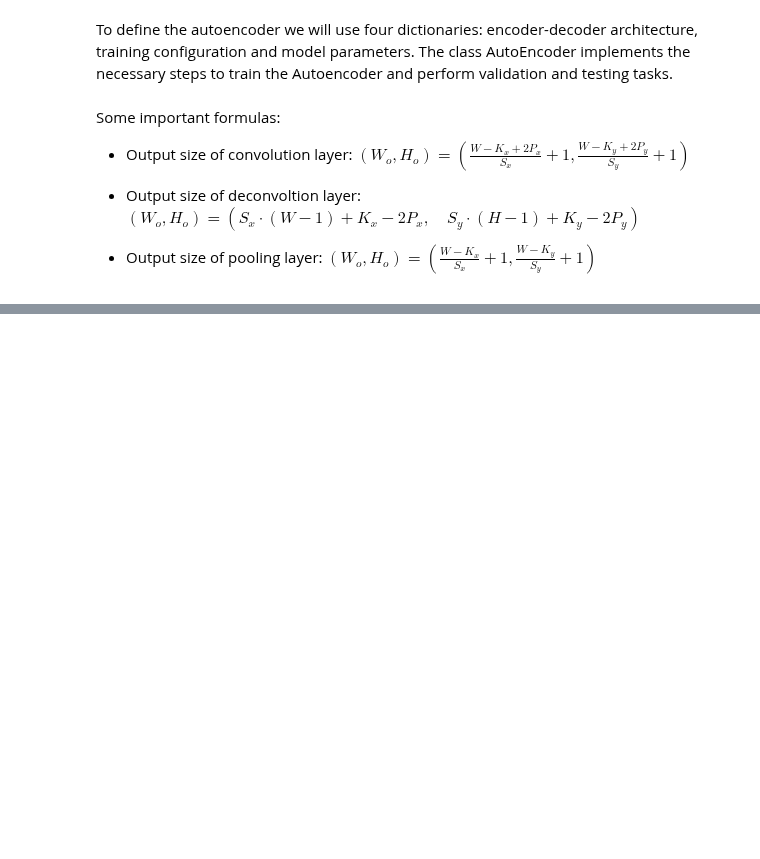
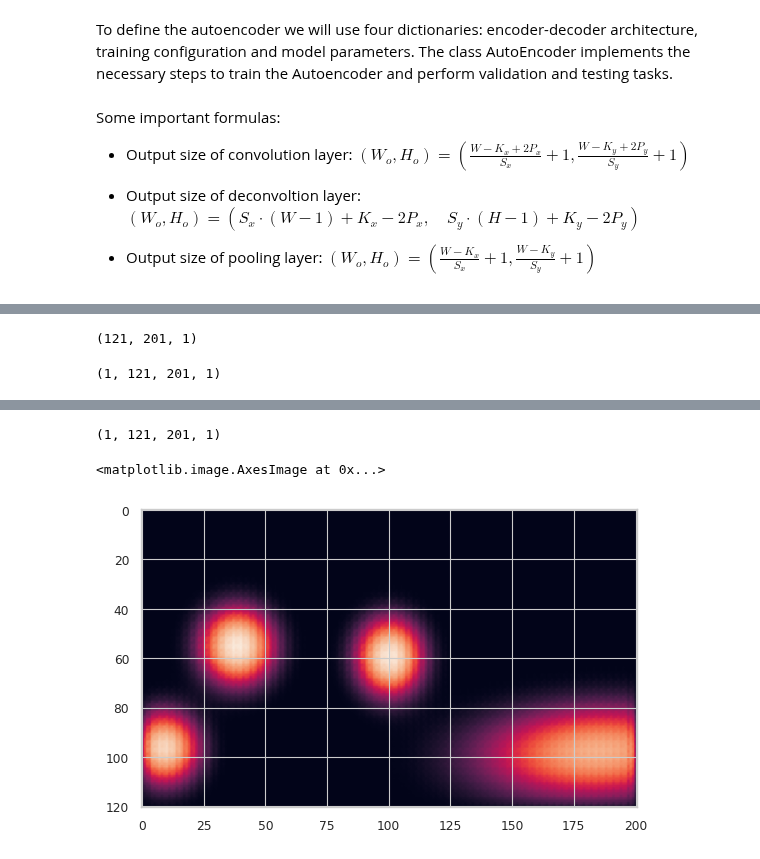
Before and after one commit to lmmartinez97/alphadrive_bp, a Jupyter notebook: highD/training/autoencoder_training.ipynb, the cells around one changed output, grey strips where cells are left out. Drawn from its saved outputs; the diff is of its cells as text; code cells hidden in the pictures; blank space fills up the shorter version.

Commit message:
Fixed dimensions of prediction - proposed architecture with 160 elements in latent space

```diff
--- a/highD/training/autoencoder_training.ipynb
+++ b/highD/training/autoencoder_training.ipynb
@@ -240,6 +256,9 @@ class AutoEncoder:
 
         return self.history
 
+    def predict(self, test_set):
+        pass
+
     def plot_history(self):
         loss = self.history.history['loss']
         val_loss = self.history.history['val_loss']
@@ -272,23 +291,29 @@ Some important formulas:
 
 - Output size of pooling layer: $(W_o, H_o) = (\frac{W-K_x}{S_x} + 1 ,  \frac{W-K_y}{S_y} + 1 )$
 # %%
-model_config = {'name': "AutoEncoder1", 'loss': MeanSquaredError, 'opt': 'adam'}
+model_config = {'name': "AutoEncoder1", 'loss': 'mean_squared_error', 'opt': 'adam'}
 
 encoder_config = {
-    'Input_1': {'Type': Input, 'Shape': train_data[0].shape+(1,)},
+    'Input_1': {'Type': Input, 'Shape': train_data[0].shape},
     'Conv2D_11': {'Type': Convolution2D, 'Filters': 32, 'Kernel size': (5,5), 'Padding': 'same', 'Strides': (3,3), 'Activation': relu},
-    'MaxPooling2d': {'Type': MaxPooling2D, 'Pool size': (5,5), 'Padding': 'same', 'Strides': (3,3)},
-    'Conv2D_12': {'Type': Convolution2D, 'Filters': 32, 'Kernel size': (3,3), 'Padding': 'same', 'Strides': (3,3), 'Activation': relu},
-    'MaxPooling2d': {'Type': MaxPooling2D, 'Pool size': (5,5), 'Padding': 'same', 'Strides': (3,3)},
+    'MaxPooling2d_12': {'Type': MaxPooling2D, 'Pool size': (5,5), 'Padding': 'same', 'Strides': (3,3)},
+    'Conv2D_13': {'Type': Convolution2D, 'Filters': 16, 'Kernel size': (3,3), 'Padding': 'same', 'Strides': (3,3), 'Activation': relu},
+    'MaxPooling2d_14': {'Type': MaxPooling2D, 'Pool size': (5,5), 'Padding': 'same', 'Strides': (3,3)},
+    'Conv2D_15': {'Type': Convolution2D, 'Filters': 4, 'Kernel size': (3,3), 'Padding': 'same', 'Strides': (3,3), 'Activation': relu},
+    'MaxPooling2d_16': {'Type': MaxPooling2D, 'Pool size': (5,5), 'Padding': 'same', 'Strides': (3,3)},
 }
 
 decoder_config = {
-    'Deconv2D_21': {'Type': Convolution2DTranspose, 'Filters': 32, 'Kernel size': (5,5), 'Padding': 'same', 'Strides': (3,3), 'Activation': relu},
-    'Deconv2D_22': {'Type': Convolution2DTranspose, 'Filters': 16, 'Kernel size': (5,5), 'Padding': 'same', 'Strides': (3,3), 'Activation': relu},
-    'Conv2D_21': {'Type': Convolution2D, 'Filters': 1, 'Kernel size': (6,7), 'Padding': 'valid', 'Strides': (1,1), 'Activation': relu}
+    'Deconv2D_21': {'Type': Convolution2DTranspose, 'Filters': 8, 'Kernel size': (3,3), 'Padding': 'same', 'Strides': (3, 3), 'Activation': relu},
+    'Deconv2D_22': {'Type': Convolution2DTranspose, 'Filters': 16, 'Kernel size': (3,3), 'Padding': 'same', 'Strides': (3,3), 'Activation': relu},
+    'Deconv2D_23': {'Type': Convolution2DTranspose, 'Filters': 64, 'Kernel size': (3,3), 'Padding': 'same', 'Strides': (3,3), 'Activation': relu},
+    'Conv2D_24': {'Type': Convolution2D, 'Filters': 1, 'Kernel size': (15,16), 'Padding': 'valid', 'Strides': (1,1), 'Activation': sigmoid}
 }
 
 
-train_config = {'batch_size': BATCH_SIZE, 'epochs': 200, 'shuffle': True, 'ES_patience': 10, 'ES_min_delta': 1e-2, 'verbose': 0}
+train_config = {'batch_size': BATCH_SIZE, 'epochs': 200, 'shuffle': True, 'ES_patience': 4, 'ES_min_delta': 1e-4, 'verbose': 1}
 
 autoencoder = AutoEncoder(model_config=model_config, train_config=train_config, encoder_config=encoder_config, decoder_config=decoder_config)
+autoencoder.buildAutoencoder()
+autoencoder.encoder.summary()
+autoencoder.decoder.summary()
@@ -316,3 +363,3 @@ Model has been built
 # %%
-autoencoder.trainModel(train_data=test_data, val_data=val_data, log_dir=tensorboard_log_dir)
+autoencoder.trainModel(train_data=train_data, val_data=val_data, log_dir=tensorboard_log_dir)
 # %% [output]
@@ -319,0 +368,12 @@ TypeError: AutoEncoder.trainModel() got an unexpected keyword argument 'test_dat
+# %%
+img = test_data[0]
+print(img.shape)
+plt.imshow(img)
+new_img = tf.expand_dims(img, 0)
+print(new_img.shape)
+prediction = autoencoder.model.predict(new_img)
+print(prediction.shape)
+plt.imshow(prediction[0])
+# %% [output]
+(121, 201, 1)
+(1, 121, 201, 1)
@@ -319,0 +381,3 @@ TypeError: AutoEncoder.trainModel() got an unexpected keyword argument 'test_dat
+(1, 121, 201, 1)
+<matplotlib.image.AxesImage at 0x...>
+[figure, added]
```
Also changed, not shown: parts of 11 cells of this notebook.
